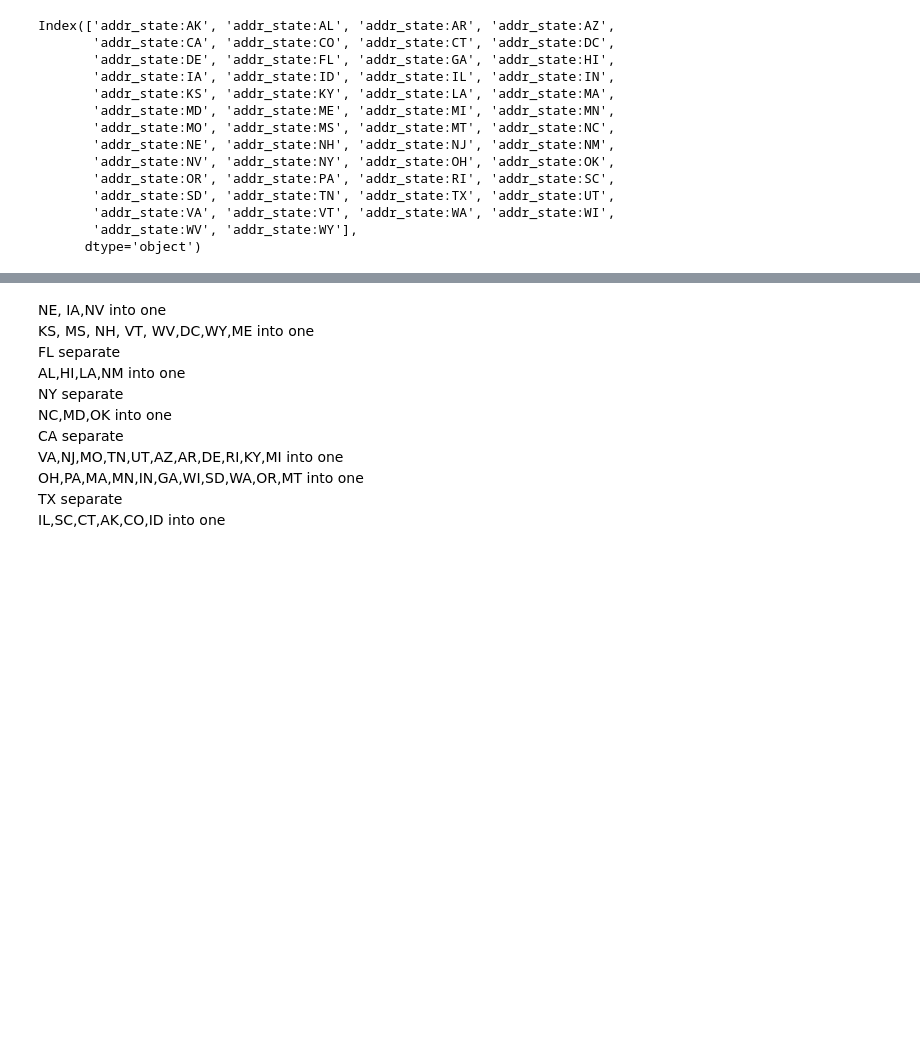
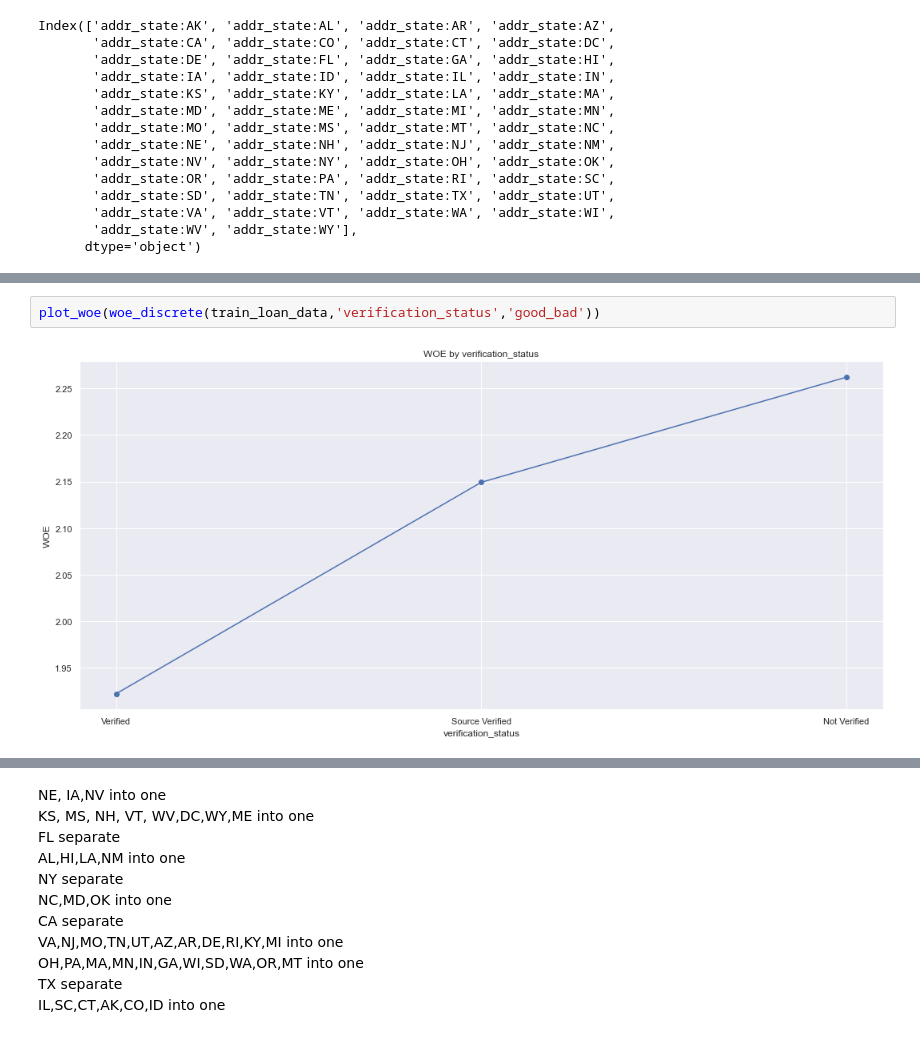
Before and after one commit to AnujMittal07/Credit-Risk-Modelling, a Jupyter notebook: self.ipynb, the cells around one changed output, grey strips where cells are left out. Cells and saved outputs as stored; diff of their text form; blank space fills up the shorter version.

```diff
--- a/self.ipynb
+++ b/self.ipynb
@@ -177,0 +187,4 @@ plot_woe(woe_discrete(train_loan_data,'home_ownership','good_bad'))
+# %%
+plot_woe(woe_discrete(train_loan_data,'verification_status','good_bad'))
+# %% [output]
+[figure, added]
```
Also changed, not shown: parts of 64 cells of this notebook, 1 other file.
